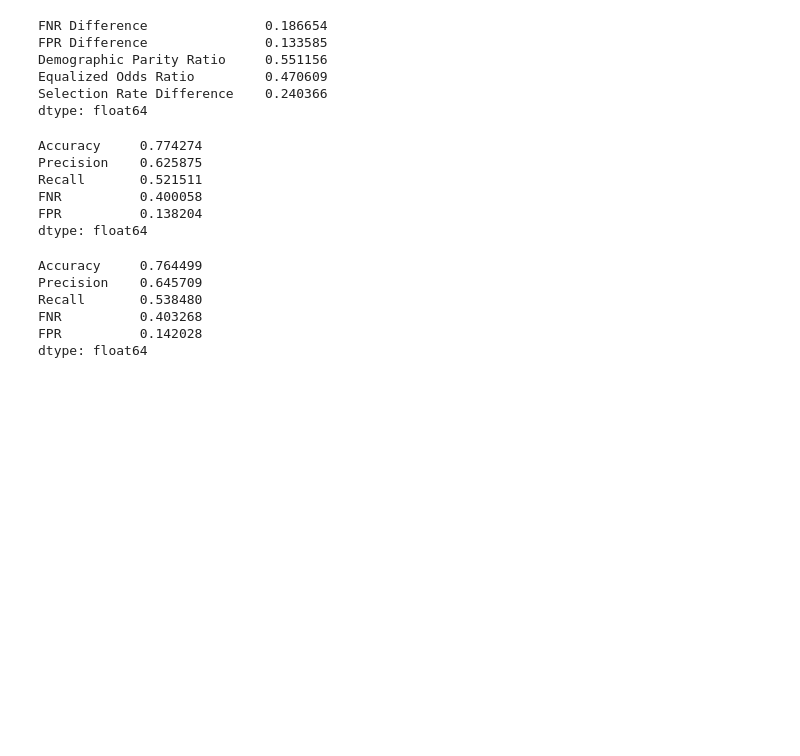
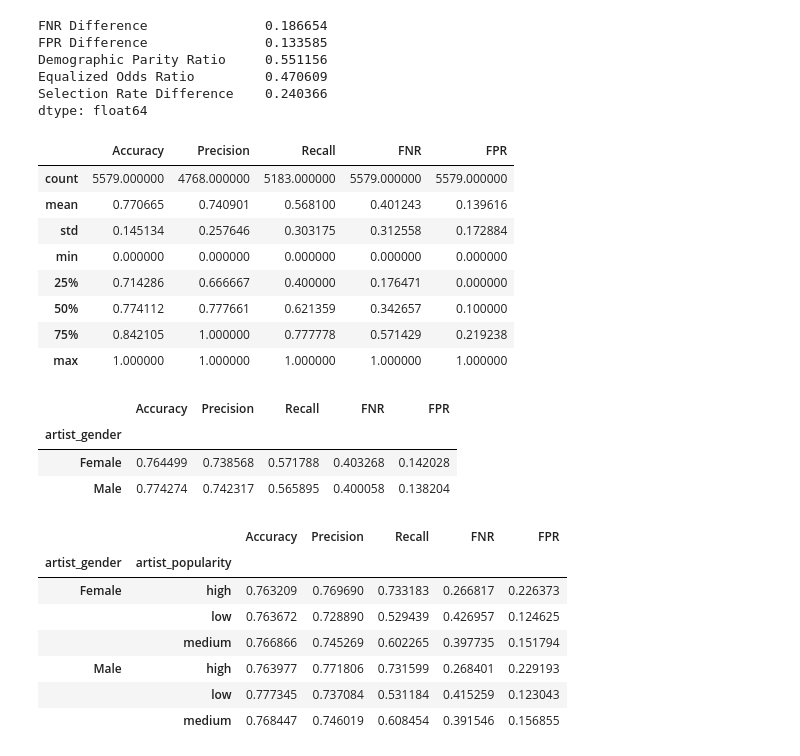
Before and after one commit to jeffgord/RAI-final, a Jupyter notebook: analysis.ipynb, the cells around one changed output. Drawn from its saved outputs; the diff is of its cells as text; code cells hidden in the pictures; blank space fills up the shorter version.

Commit message:
Add subgroup analysis (will need to clean this up)

```diff
--- a/analysis.ipynb
+++ b/analysis.ipynb
@@ -42,8 +42,8 @@ for seed in seeds:
 # %%
 performance_metrics = {
     "Accuracy": accuracy_score,
-    "Precision": precision_score,
-    "Recall": recall_score,
+    "Precision": lambda y_true, y_pred: precision_score(y_true, y_pred, zero_division=np.nan),
+    "Recall": lambda y_true, y_pred: recall_score(y_true, y_pred, zero_division=np.nan),
     "FNR": false_negative_rate,
     "FPR": false_positive_rate,
 }
@@ -380,42 +380,53 @@ Equalized Odds Ratio         0.470609
 Selection Rate Difference    0.240366
 dtype: float64
 # %%
-df_test = merged_dfs[0]
+df_test = gender_filtered_dfs[0]
 
 artist_names_with_more_than_3 = df_test['artist_name'].value_counts()[df_test['artist_name'].value_counts() > 3].index
-df_sample = df_test[df_test['artist_name'].isin(artist_names_with_more_than_3) & df_test['artist_gender'].isin(analysis_genders)]
-male_performance_metrics = []
-female_performance_metrics = []
+df_sample = df_test[df_test['artist_name'].isin(artist_names_with_more_than_3)]
+artist_performance_metrics = []
 
 for artist_name in df_sample['artist_name'].unique():
     artist_gender = df_artists[df_artists['artist_name'] == artist_name]['artist_gender'].values[0]
+    listeners_for_artist = artist_listeners[artist_name]
+    artist_popularity = popularity_func(listeners_for_artist)
+
     df_artist = df_sample[df_sample['artist_name'] == artist_name]
-    artist_performance_metrics = get_performance_metrics(df_artist['target'], df_artist['prediction'])
+    artist_metrics = get_performance_metrics(df_artist['target'], df_artist['prediction'])
 
-    if artist_gender == 'Male':
-        male_performance_metrics.append(artist_performance_metrics)
-    else:
-        female_performance_metrics.append(artist_performance_metrics)
+    artist_metrics['artist_gender'] = artist_gender
+    artist_metrics['artist_popularity'] = artist_popularity
+
+    artist_performance_metrics.append(artist_metrics)
+
+df_artist_performance_metrics = pd.DataFrame(artist_performance_metrics)
 # %%
-display(pd.DataFrame(male_performance_metrics).mean())
-display(pd.DataFrame(female_performance_metrics).mean())
+df_artist_performance_metrics.describe()
 # %% [output]
-Accuracy     0.774274
-Precision    0.625875
-Recall       0.521511
-FNR          0.400058
-FPR          0.138204
-dtype: float64
-Accuracy     0.764499
-Precision    0.645709
-Recall       0.538480
-FNR          0.403268
-FPR          0.142028
-dtype: float64
+|  | Accuracy | Precision | Recall | FNR | FPR |
+| count | 5579.000000 | 4768.000000 | 5183.000000 | 5579.000000 | 5579.000000 |
+| mean | 0.770665 | 0.740901 | 0.568100 | 0.401243 | 0.139616 |
+| std | 0.145134 | 0.257646 | 0.303175 | 0.312558 | 0.172884 |
+| min | 0.000000 | 0.000000 | 0.000000 | 0.000000 | 0.000000 |
+| 25% | 0.714286 | 0.666667 | 0.400000 | 0.176471 | 0.000000 |
+| 50% | 0.774112 | 0.777661 | 0.621359 | 0.342657 | 0.100000 |
+| 75% | 0.842105 | 1.000000 | 0.777778 | 0.571429 | 0.219238 |
+| max | 1.000000 | 1.000000 | 1.000000 | 1.000000 | 1.000000 |
+# %%
+df_artist_performance_metrics.groupby('artist_gender')[list(performance_metrics.keys())].mean()
+# %% [output]
+|  | Accuracy | Precision | Recall | FNR | FPR |
+| artist_gender |  |  |  |  |  |
+| Female | 0.764499 | 0.738568 | 0.571788 | 0.403268 | 0.142028 |
+| Male | 0.774274 | 0.742317 | 0.565895 | 0.400058 | 0.138204 |
 # %%
-low_pop_male_performance_metrics = []
-low_pop_female_performance_metrics = []
-
-for artist_name in df_sample['artist_name'].unique():
-    artist_gender = df_artists[df_artists['artist_name'] == artist_name]['artist_gender'].values[0]
-    df_artist = df_sample[df_sample['artist_name'] == artist_name]
+df_artist_performance_metrics.groupby(['artist_gender', 'artist_popularity'])[list(performance_metrics.keys())].mean()
+# %% [output]
+|  |  | Accuracy | Precision | Recall | FNR | FPR |
+| artist_gender | artist_popularity |  |  |  |  |  |
+| Female | high | 0.763209 | 0.769690 | 0.733183 | 0.266817 | 0.226373 |
+|  | low | 0.763672 | 0.728890 | 0.529439 | 0.426957 | 0.124625 |
+|  | medium | 0.766866 | 0.745269 | 0.602265 | 0.397735 | 0.151794 |
+| Male | high | 0.763977 | 0.771806 | 0.731599 | 0.268401 | 0.229193 |
+|  | low | 0.777345 | 0.737084 | 0.531184 | 0.415259 | 0.123043 |
+|  | medium | 0.768447 | 0.746019 | 0.608454 | 0.391546 | 0.156855 |
```
Also changed, not shown: parts of 1 cell of this notebook.
